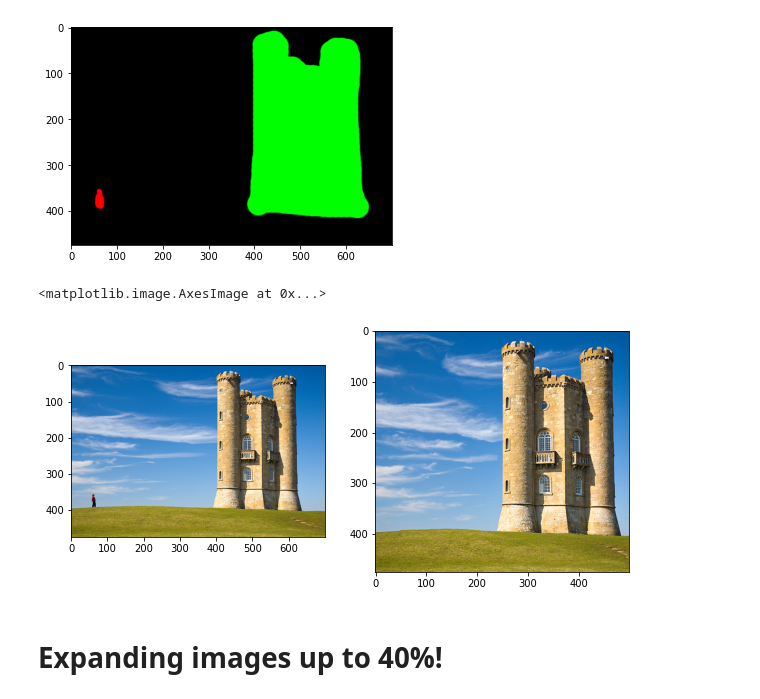
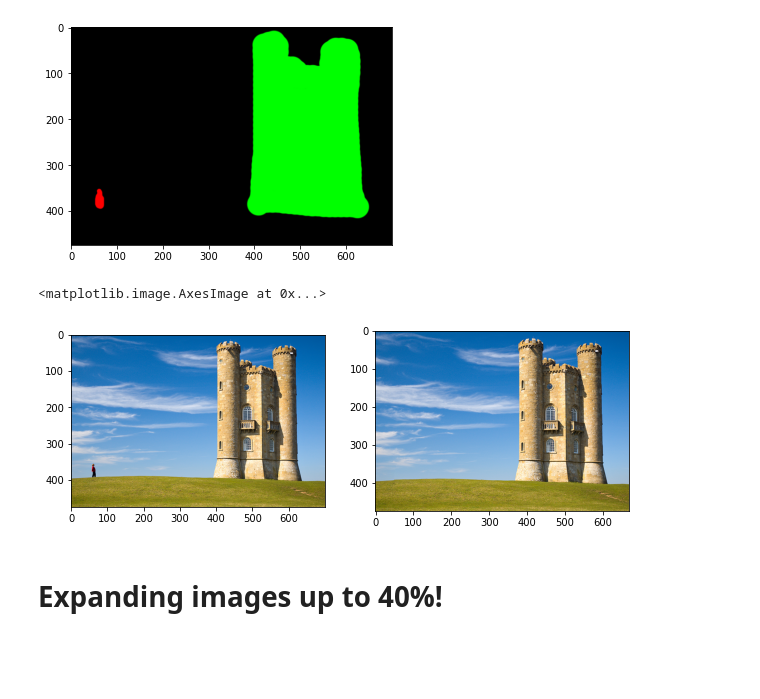
Before and after one commit to ramazan793/CV-CMC, a Jupyter notebook: Seam carving/demo.ipynb, the cells around one changed output. Cells and saved outputs as stored; diff of their text form; code cells hidden in the pictures; blank space fills up the shorter version.

```diff
--- a/Seam carving/demo.ipynb
+++ b/Seam carving/demo.ipynb
@@ -79,20 +76,20 @@ plt.imshow(castle_mask)
 <matplotlib.image.AxesImage at 0x...>
 [figure]
 # %%
-n = 200
+n = 30
 res = np.copy(img)
 res_mask = np.copy(mask)
 
 for i in tqdm(range(n)):
     res, res_mask, _ = seam_carve.seam_carve(res, 'horizontal shrink', mask = res_mask)
 plt.figure(figsize=(10,10))
 plt.subplot(1,2,1)
 plt.imshow(img)
 plt.subplot(1,2,2)
 plt.imshow(res)
 # %% [output]
 <matplotlib.image.AxesImage at 0x...>
-[figure, old version]
+[figure, new version]
 # %% [markdown]
 # Expanding images up to 40%!
 # %%
```
Also changed, not shown: parts of 1 cell of this notebook, 58 other files.
